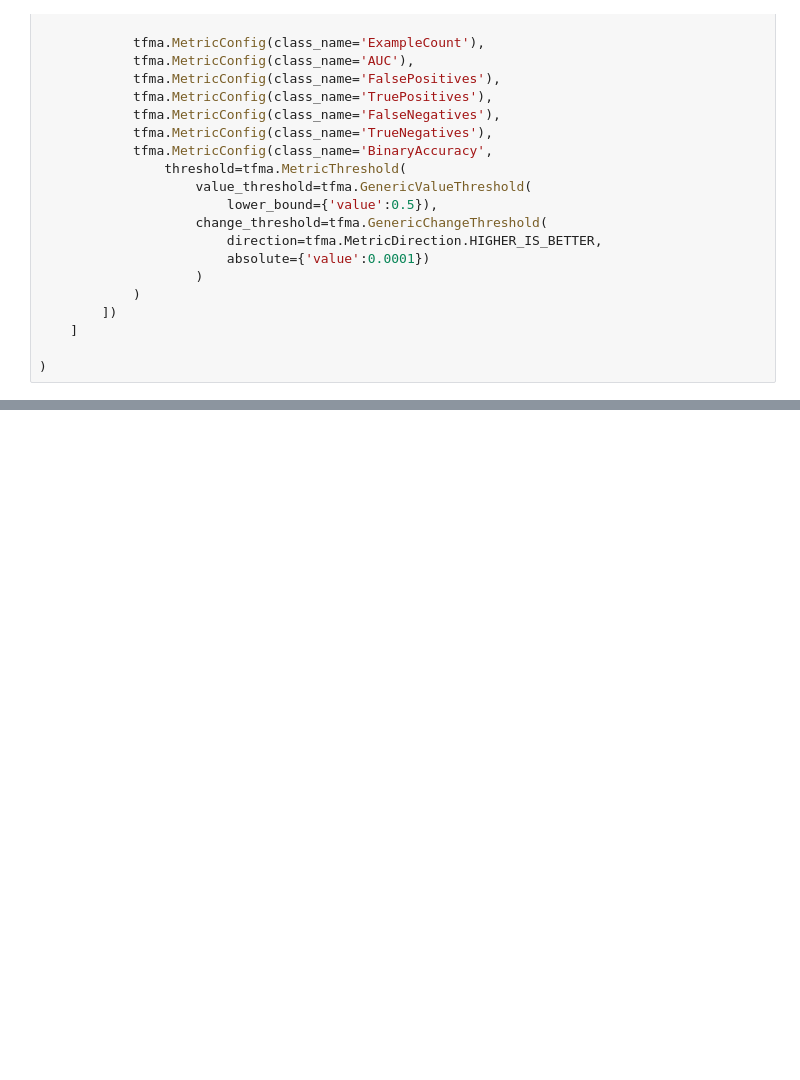
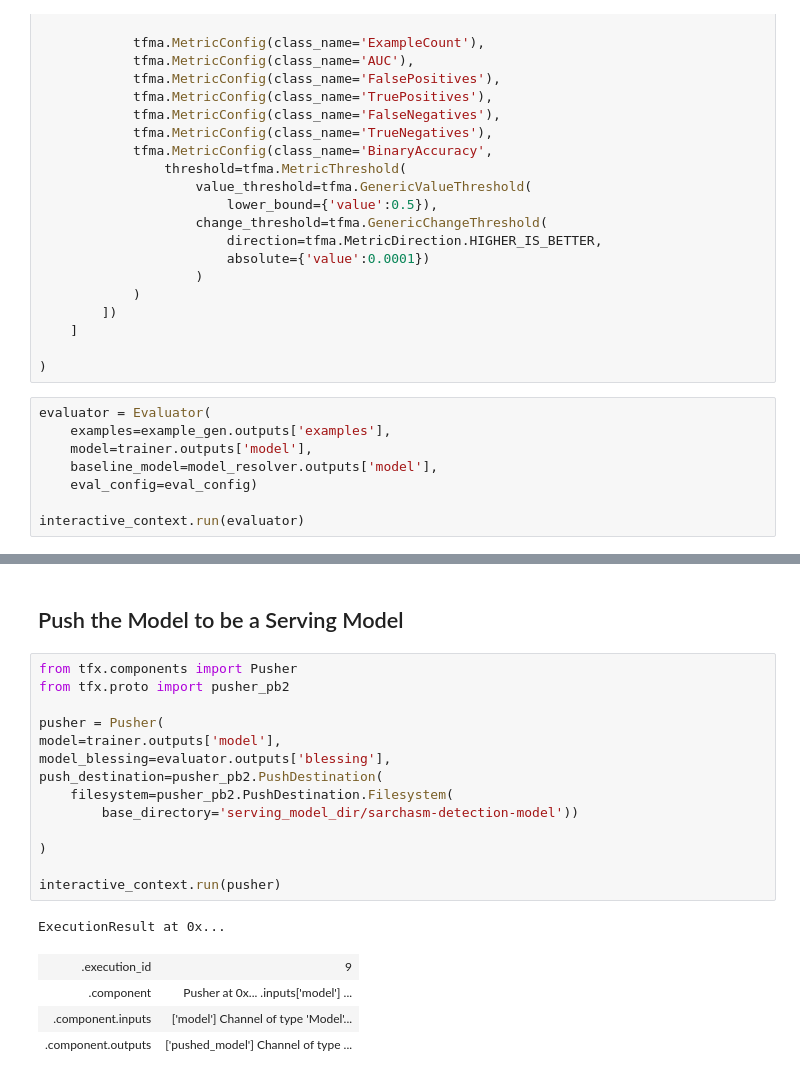
Before and after one commit to rahfianugerah/dicoding-ml-engineer, a Jupyter notebook: SarcasmDetectionV1-Pipeline/notebook.ipynb, the cells around one changed output, grey strips where cells are left out. Saved outputs shown, nothing was run; the diff lists cells and outputs as text; blank space fills up the shorter version.

Commit message:
feat(SarcasmDetectionV1-Pipeline): push the model using model pusher
Push the model to be a serving model

```diff
--- a/SarcasmDetectionV1-Pipeline/notebook.ipynb
+++ b/SarcasmDetectionV1-Pipeline/notebook.ipynb
@@ -579,3 +584,11 @@ eval_config = tfma.EvalConfig(
     ]
 
 )
+# %%
+evaluator = Evaluator(
+    examples=example_gen.outputs['examples'],
+    model=trainer.outputs['model'],
+    baseline_model=model_resolver.outputs['model'],
+    eval_config=eval_config)
+
+interactive_context.run(evaluator)
@@ -581,0 +619,22 @@ eval_config = tfma.EvalConfig(
+# %% [markdown]
+## Push the Model to be a Serving Model
+# %%
+from tfx.components import Pusher
+from tfx.proto import pusher_pb2
+
+pusher = Pusher(
+model=trainer.outputs['model'],
+model_blessing=evaluator.outputs['blessing'],
+push_destination=pusher_pb2.PushDestination(
+    filesystem=pusher_pb2.PushDestination.Filesystem(
+        base_directory='serving_model_dir/sarchasm-detection-model'))
+
+)
+
+interactive_context.run(pusher)
+# %% [output]
+ExecutionResult at 0x...
+| .execution_id | 9 |
+| .component | Pusher at 0x... .inputs['model'] ... |
+| .component.inputs | ['model'] Channel of type 'Model'... |
+| .component.outputs | ['pushed_model'] Channel of type ... |
```
Also changed, not shown: parts of 4 cells of this notebook.
